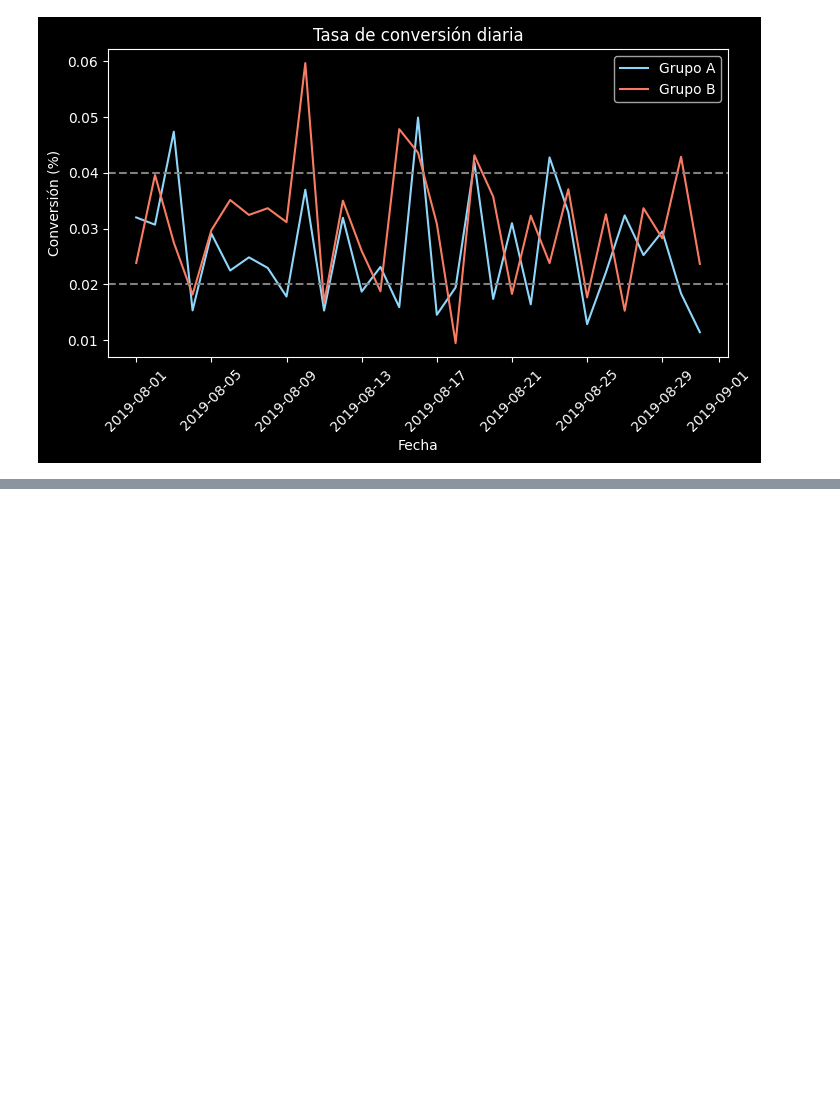
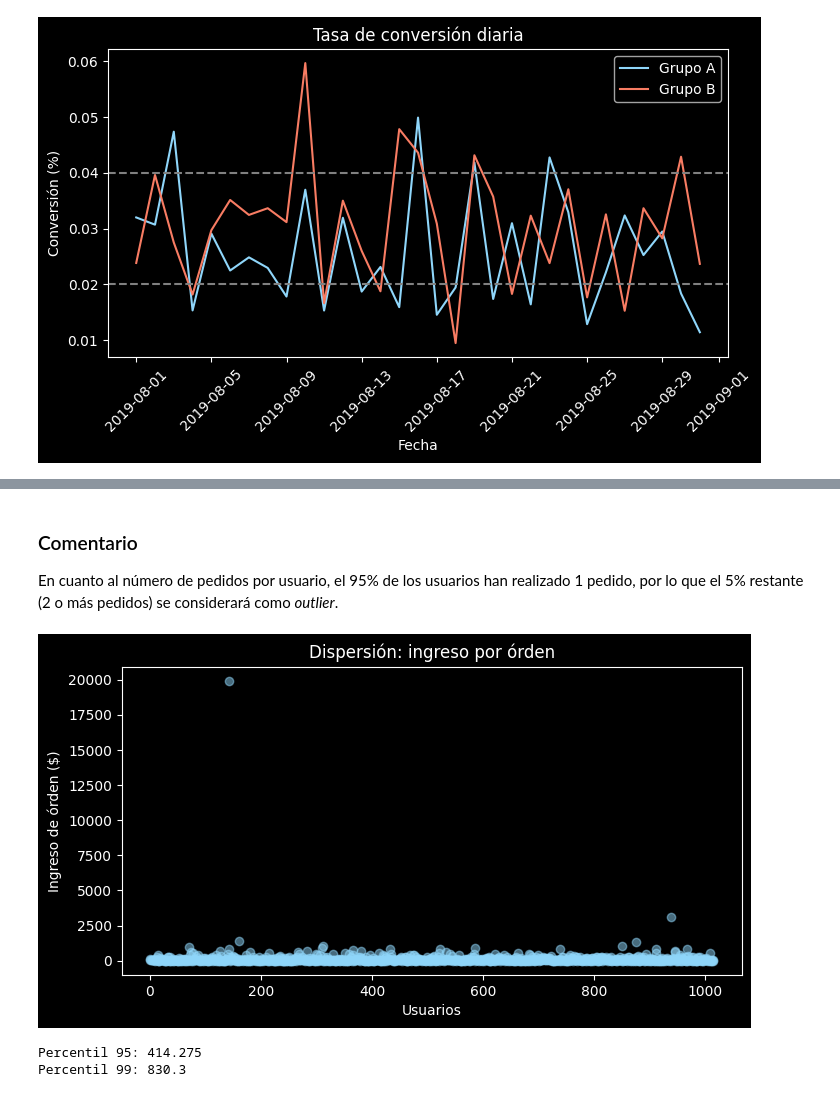
Before and after one commit to XivxnX/analisis_tienda-online, a Jupyter notebook: analisis_tienda-online.ipynb, the cells around one changed output, grey strips where cells are left out. Drawn from its saved outputs; the diff is of its cells as text; code cells hidden in the pictures; blank space fills up the shorter version.

```diff
--- a/analisis_tienda-online.ipynb
+++ b/analisis_tienda-online.ipynb
@@ -368,0 +418,26 @@ plt.show()
+# %% [markdown]
+### Comentario
+En cuanto al número de pedidos por usuario, el 95% de los usuarios han realizado 1 pedido, por lo que el 5% restante (2 o más pedidos) se considerará como _outlier_.
+# %%
+# dispersión del ingreso por órden
+# úmero de órdenes por usuario
+revenue_per_order = (
+    filtered_orders.groupby('transaction_id', as_index=False)
+    .agg({'revenue':'sum'})
+)
+
+# gráfico de dispersión: ingreso por órden
+plt.figure(figsize=(8,4))
+plt.scatter(range(len(revenue_per_order)), revenue_per_order['revenue'], alpha=0.5, c='#8FD6FA')
+plt.title('Dispersión: ingreso por órden')
+plt.xlabel('Usuarios')
+plt.ylabel('Ingreso de órden ($)')
+plt.show()
+
+# percentiles 95 y 99
+print('Percentil 95:', np.percentile(revenue_per_order['revenue'], 95))
+print('Percentil 99:', np.percentile(revenue_per_order['revenue'], 99))
+# %% [output]
+[figure, added]
+Percentil 95: 414.275
+Percentil 99: 830.3
```
Also changed, not shown: parts of 11 cells of this notebook.
